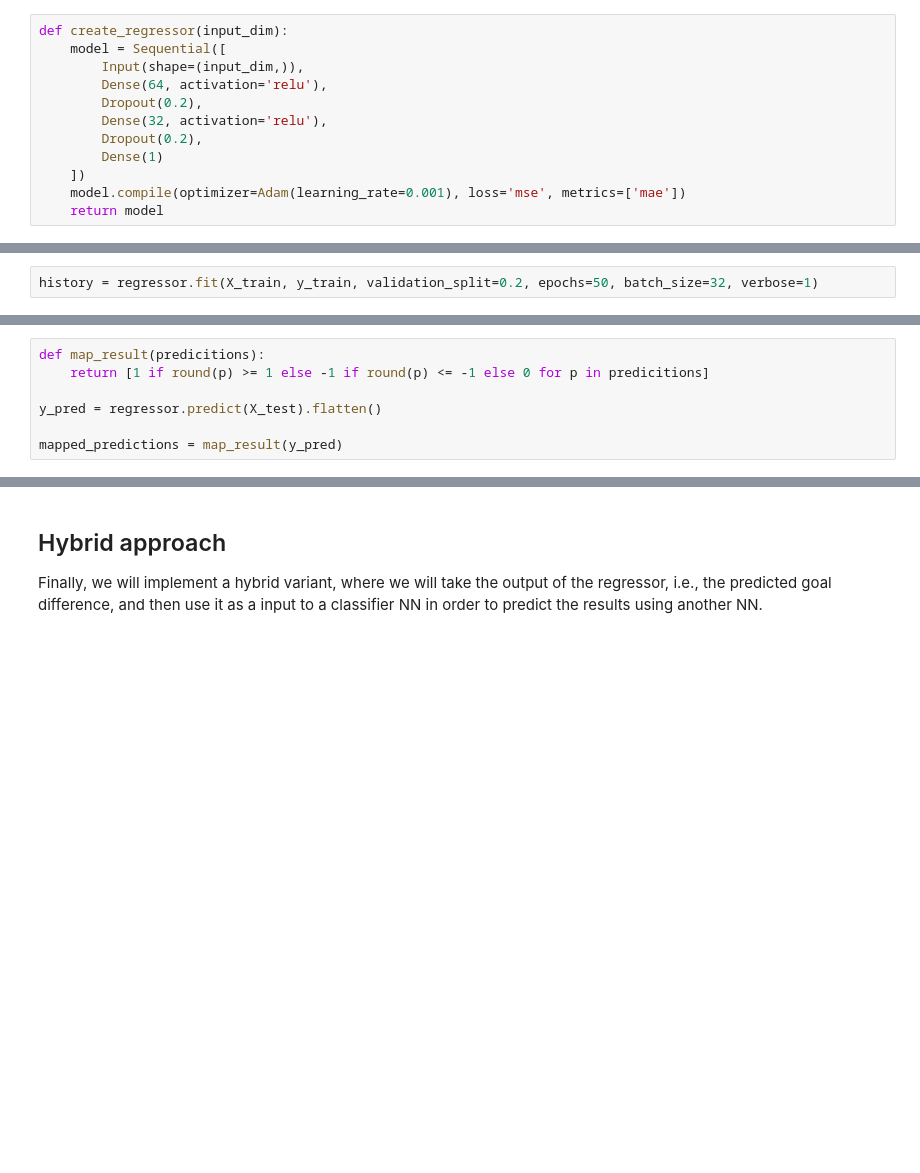
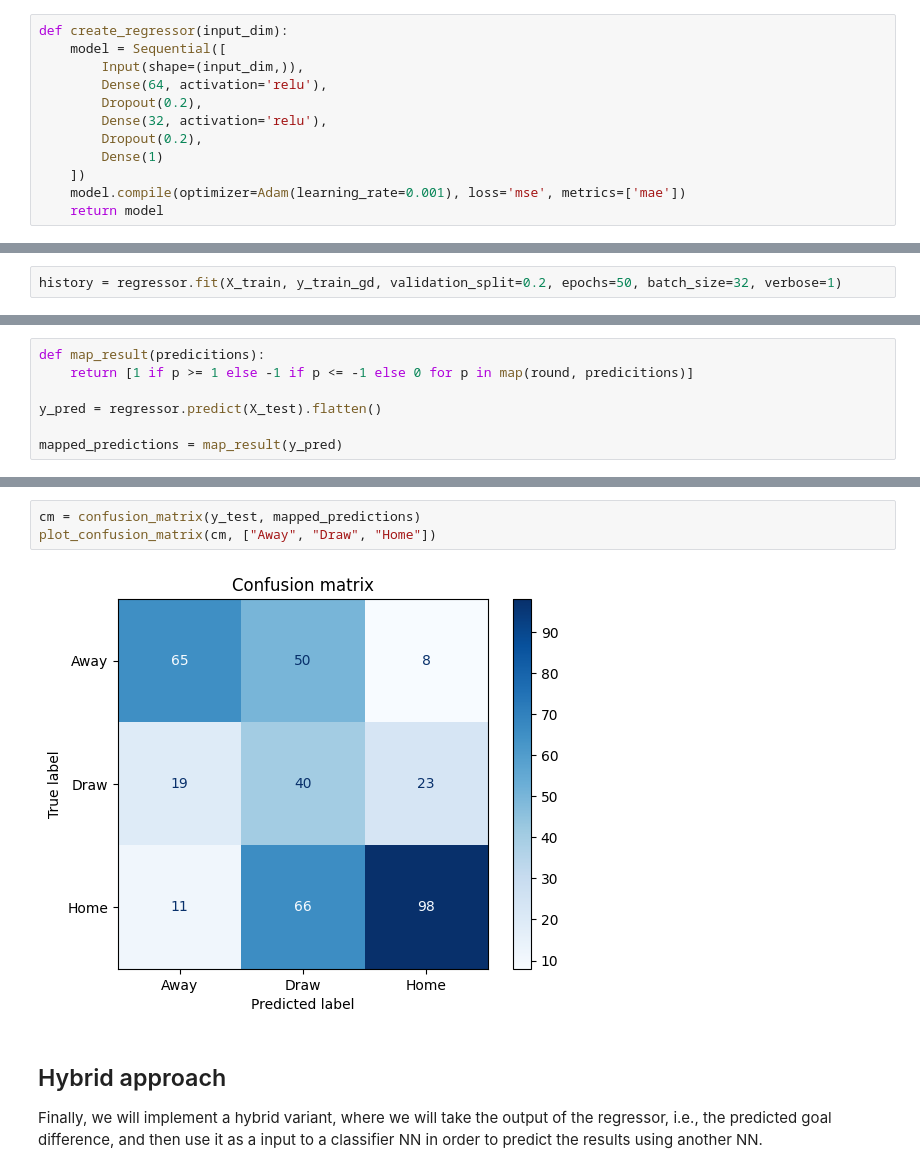
Before and after one commit to AndreasMarken/A3I-Unibo-Project, a Jupyter notebook: notebook/8. Neural Network.ipynb, the cells around one changed output, grey strips where cells are left out. Saved outputs shown, nothing was run; the diff lists cells and outputs as text; blank space fills up the shorter version.

```diff
--- a/notebook/8. Neural Network.ipynb
+++ b/notebook/8. Neural Network.ipynb
@@ -172,6 +193,6 @@ Model: "sequential_12"
  Non-trainable params: 0 (0.00 B)
 None
 # %%
-history = regressor.fit(X_train, y_train, validation_split=0.2, epochs=50, batch_size=32, verbose=1)
+history = regressor.fit(X_train, y_train_gd, validation_split=0.2, epochs=50, batch_size=32, verbose=1)
 # %% [output]
 Epoch 1/50
@@ -194,6 +215,6 @@ Epoch 50/50
 # %%
 def map_result(predicitions):
-    return [1 if round(p) >= 1 else -1 if round(p) <= -1 else 0 for p in predicitions]
+    return [1 if p >= 1 else -1 if p <= -1 else 0 for p in map(round, predicitions)]
 
 y_pred = regressor.predict(X_test).flatten()
 
@@ -217,3 +250,8 @@ With this model, the expected return on value would be 5861.80€
+# %%
+cm = confusion_matrix(y_test, mapped_predictions)
+plot_confusion_matrix(cm, ["Away", "Draw", "Home"])
+# %% [output]
+[figure, added]
 # %% [markdown]
 ## Hybrid approach
 Finally, we will implement a hybrid variant, where we will take the output of the regressor, i.e., the predicted goal difference, and then use it as a input to a classifier NN in order to predict the results using another NN.
```
Also changed, not shown: parts of 20 cells of this notebook, 1 other file.
